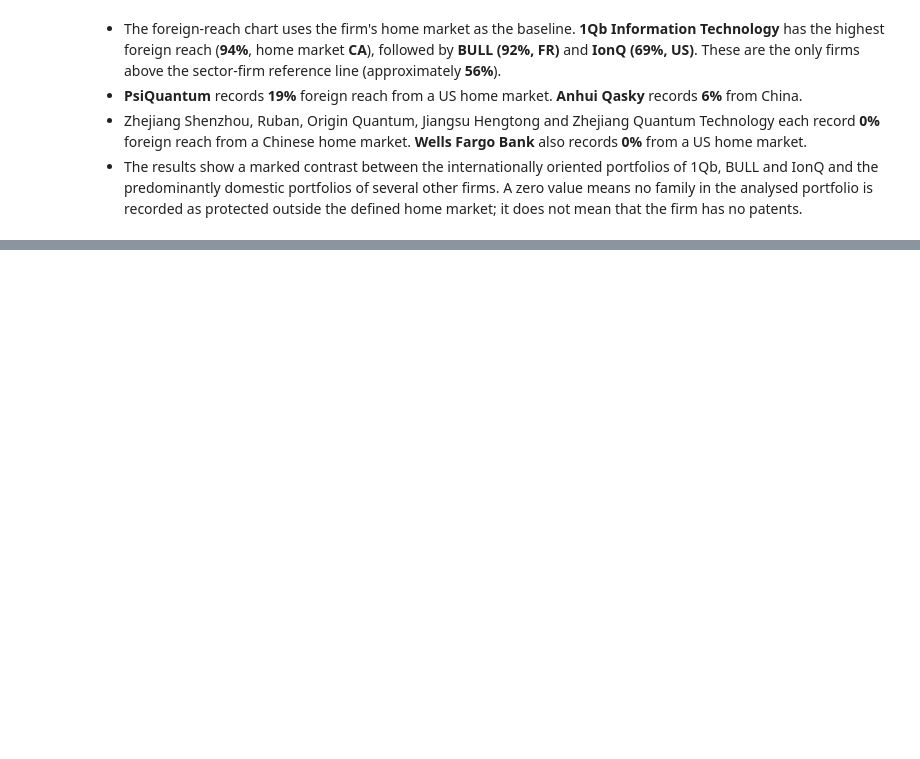
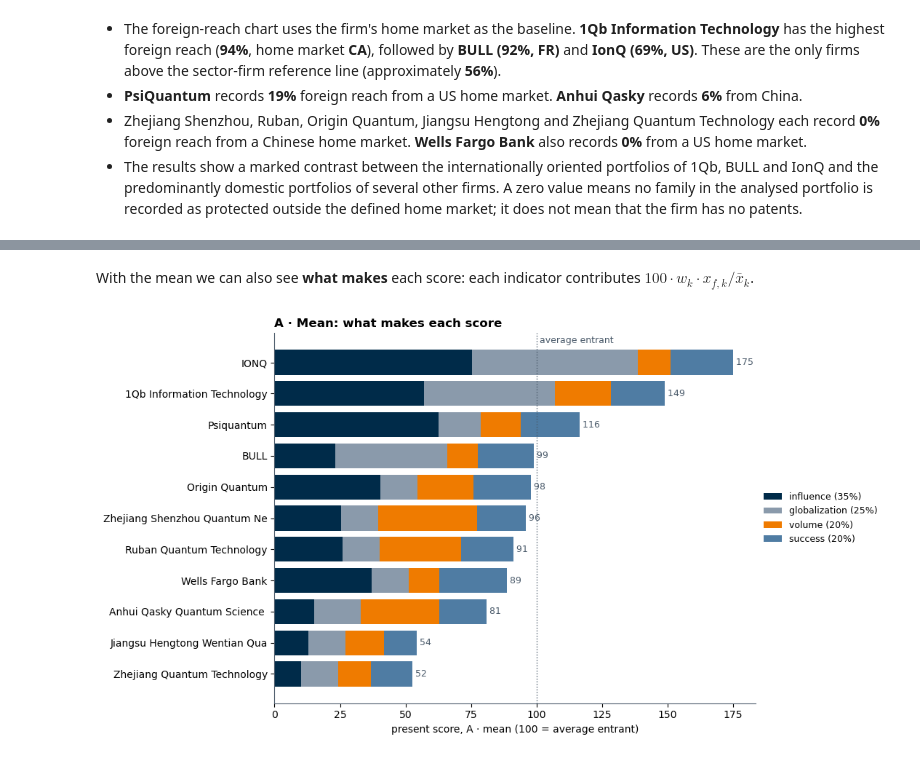
Before and after one commit to letiBri/team-30-QuantumComputing, a Jupyter notebook: notebooks/STEP3_present_score_entrant.ipynb, the cells around one changed output, grey strips where cells are left out. Cells and saved outputs as stored; diff of their text form; code cells hidden in the pictures; blank space fills up the shorter version.

```diff
--- a/notebooks/STEP3_present_score_entrant.ipynb
+++ b/notebooks/STEP3_present_score_entrant.ipynb
@@ -1648,0 +1814,3 @@ pd.concat([firm_home.reindex(TOP).rename("home"), foreign_share], axis=1).rename
+# %%
+WEIGHTS = {"influence": 0.35, "globalization": 0.25, "volume": 0.20, "success": 0.20}   # same as the incumbents
+print("Sum of the weights:", round(sum(WEIGHTS.values()), 3))
@@ -1648,0 +1880,25 @@ pd.concat([firm_home.reindex(TOP).rename("home"), foreign_share], axis=1).rename
+# %% [markdown]
+With the mean we can also see **what makes** each score: each indicator contributes $100\cdot w_k\cdot x_{f,k}/\bar x_k$.
+# %%
+w = pd.Series(WEIGHTS)
+contrib = 100 * relative[w.index] * w
+order = combine(firms, WEIGHTS, "mean").sort_values().index
+
+fig, ax = plt.subplots(figsize=(11, 0.42 * len(order) + 1.4))
+left = np.zeros(len(order))
+colours = {"influence": NAVY, "globalization": MID, "success": BLUE, "volume": ORANGE}
+for k in w.index:
+    vals = contrib.loc[order, k].values
+    ax.barh([SHORT[f] for f in order], vals, left=left, color=colours[k], label=f"{k} ({w[k]:.0%})")
+    left += vals
+for y, x in enumerate(left):
+    ax.text(x, y, f" {x:.0f}", va="center", fontsize=9, color=GREY)
+ax.axvline(100, color=GREY, ls=":", lw=1)
+ax.text(100, len(order) - 0.45, " average entrant", color=GREY, fontsize=9, va="bottom")
+ax.set_xlabel("present score, A · mean (100 = average entrant)")
+ax.legend(frameon=False, loc="center left", bbox_to_anchor=(1.0, 0.5), fontsize=9)
+ax.set_title("A · Mean: what makes each score")
+plt.tight_layout()
+plt.show()
+# %% [output]
+[figure, added]
```
Also changed, not shown: parts of 42 cells of this notebook, 2 other files.
